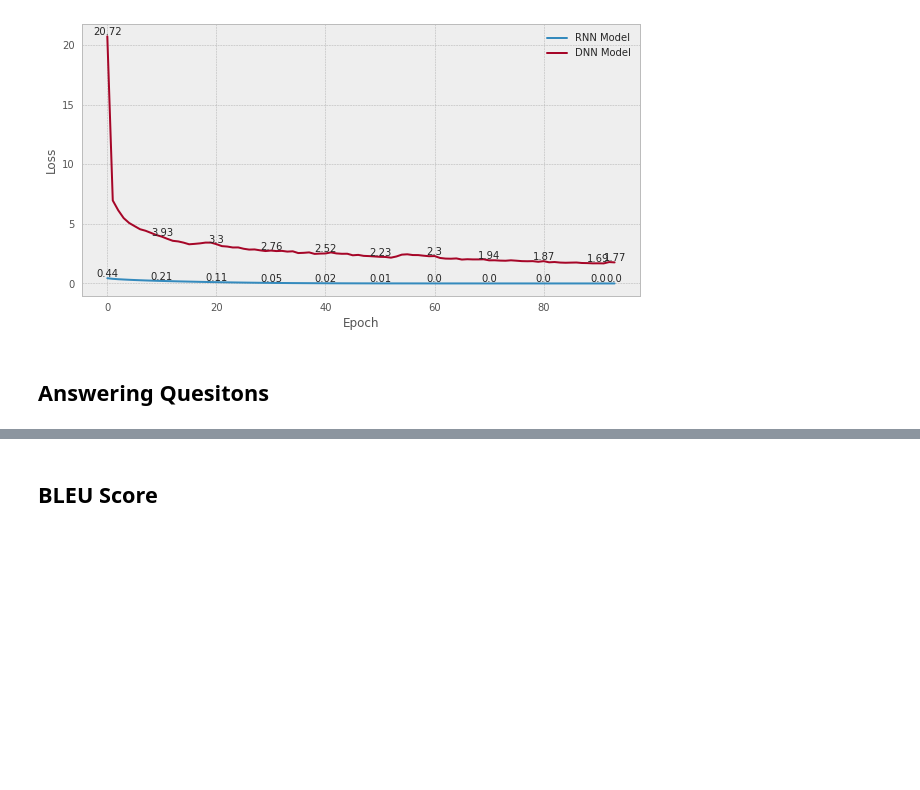
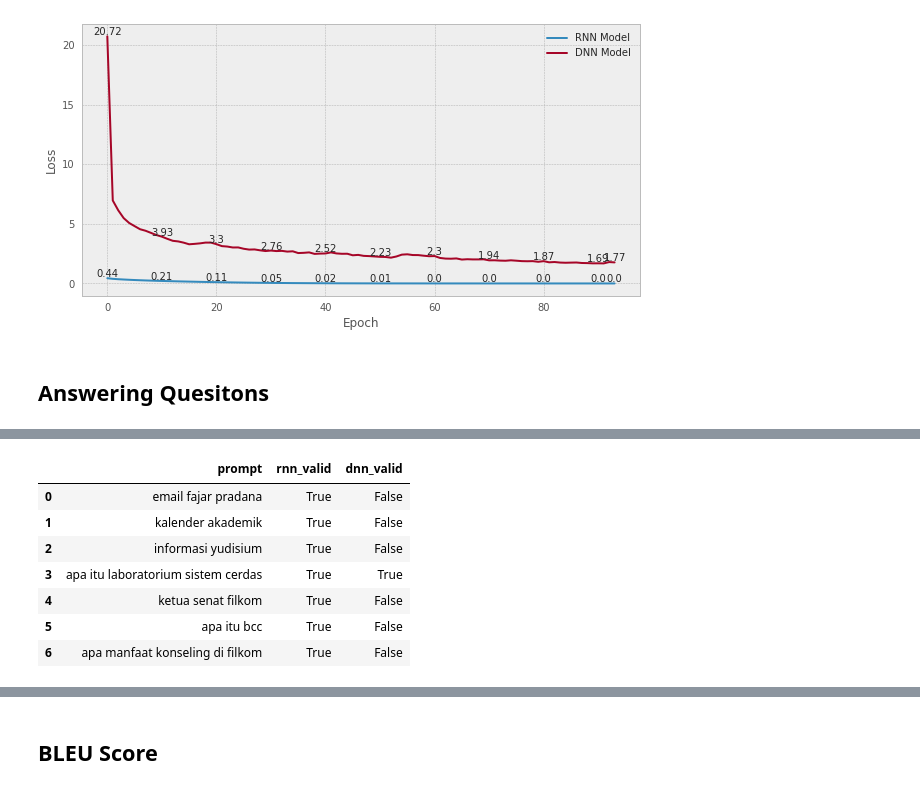
Before and after one commit to AndiAlifs/FLUENT-Chatbot-2023, a Jupyter notebook: fluent_v1.2-CombinedDNNdanRNN.ipynb, the cells around one changed output, grey strips where cells are left out. Cells and saved outputs as stored; diff of their text form; code cells hidden in the pictures; blank space fills up the shorter version.

```diff
--- a/fluent_v1.2-CombinedDNNdanRNN.ipynb
+++ b/fluent_v1.2-CombinedDNNdanRNN.ipynb
@@ -528,0 +600,36 @@ human_eval
+# %%
+human_eval_results = pd.DataFrame(columns=['prompt', 'rnn_valid', 'dnn_valid'])
+
+for res in human_eval.iterrows():
+    prompt = res[1].question
+    real_answer = res[1].real_answers
+    rnn_words = res[1].rnn_answers.split()
+    rnn_count = 0
+    dnn_words = res[1].dnn_answers.split()
+    dnn_count = 0
+    for word in rnn_words:
+        if word in real_answer:
+            rnn_count += 1
+    for word in dnn_words:
+        if word in real_answer:
+            dnn_count += 1
+    threshold = len(real_answer.split()) * 0.7
+    rnn_result = rnn_count >= threshold
+    dnn_result = dnn_count >= threshold
+    human_eval_results = human_eval_results.append({
+        'prompt': prompt,
+        'rnn_valid': rnn_result,
+        'dnn_valid': dnn_result
+    }, ignore_index=True)
+# %%
+
+human_eval_results
+# %% [output]
+|  | prompt | rnn_valid | dnn_valid |
+| 0 | email fajar pradana | True | False |
+| 1 | kalender akademik | True | False |
+| 2 | informasi yudisium | True | False |
+| 3 | apa itu laboratorium sistem cerdas | True | True |
+| 4 | ketua senat filkom | True | False |
+| 5 | apa itu bcc | True | False |
+| 6 | apa manfaat konseling di filkom | True | False |
```
Also changed, not shown: parts of 28 cells of this notebook, 4 other files.
